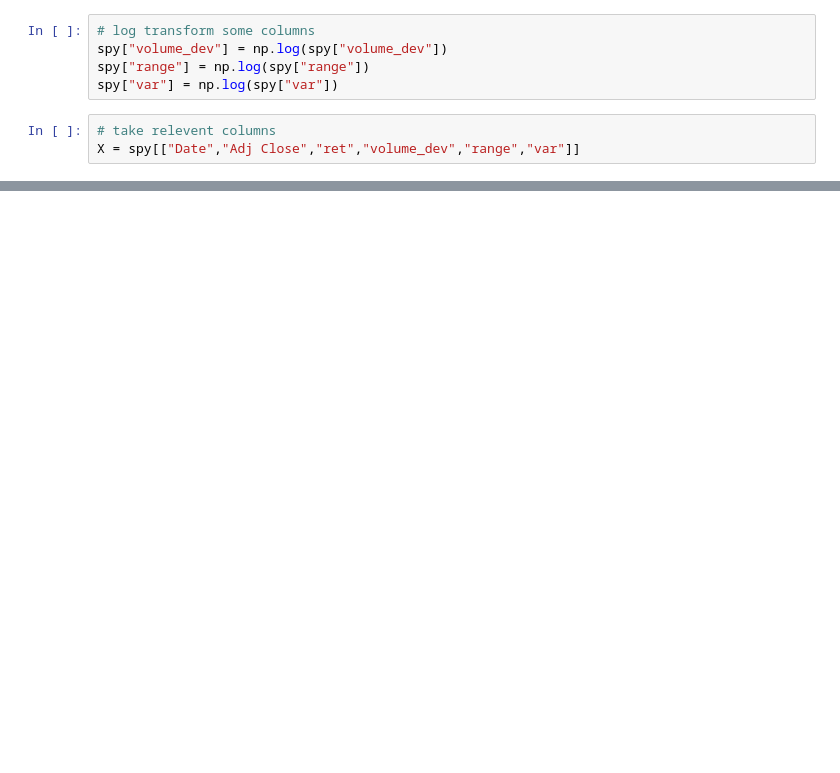
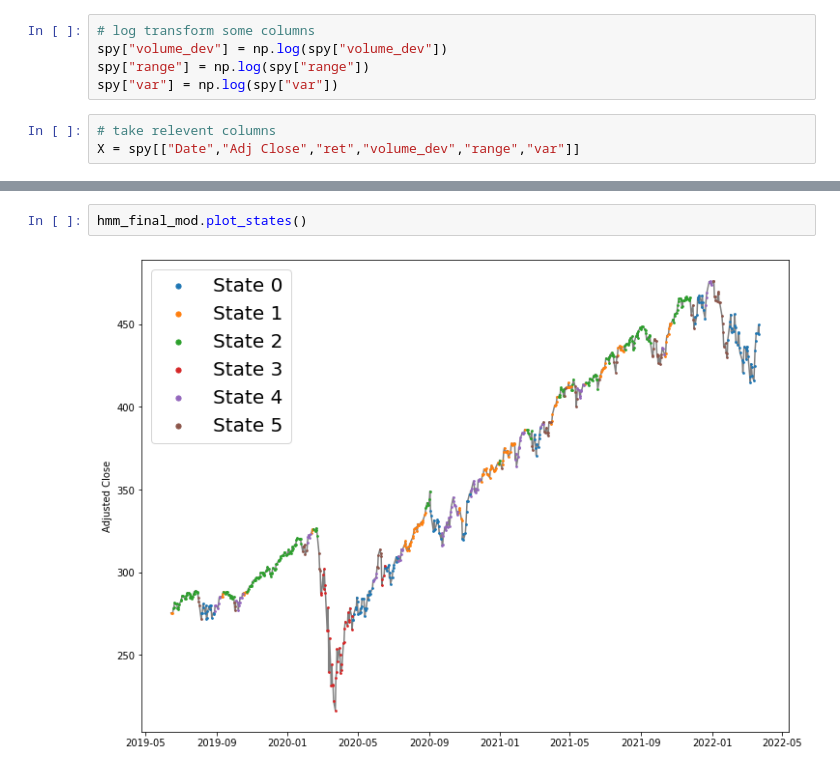
Before and after one commit to leemjin/551_final_project, a Jupyter notebook: analysis/HMM.ipynb, the cells around one changed output, grey strips where cells are left out. Saved outputs shown, nothing was run; the diff lists cells and outputs as text; blank space fills up the shorter version.

```diff
--- a/analysis/HMM.ipynb
+++ b/analysis/HMM.ipynb
@@ -115 +177,5 @@ t.fit_range(5000,5500)
+# %%
+hmm_final_mod.plot_states()
+# %% [output]
+[figure, added]
 # %%
```
Also changed, not shown: parts of 13 cells of this notebook.
